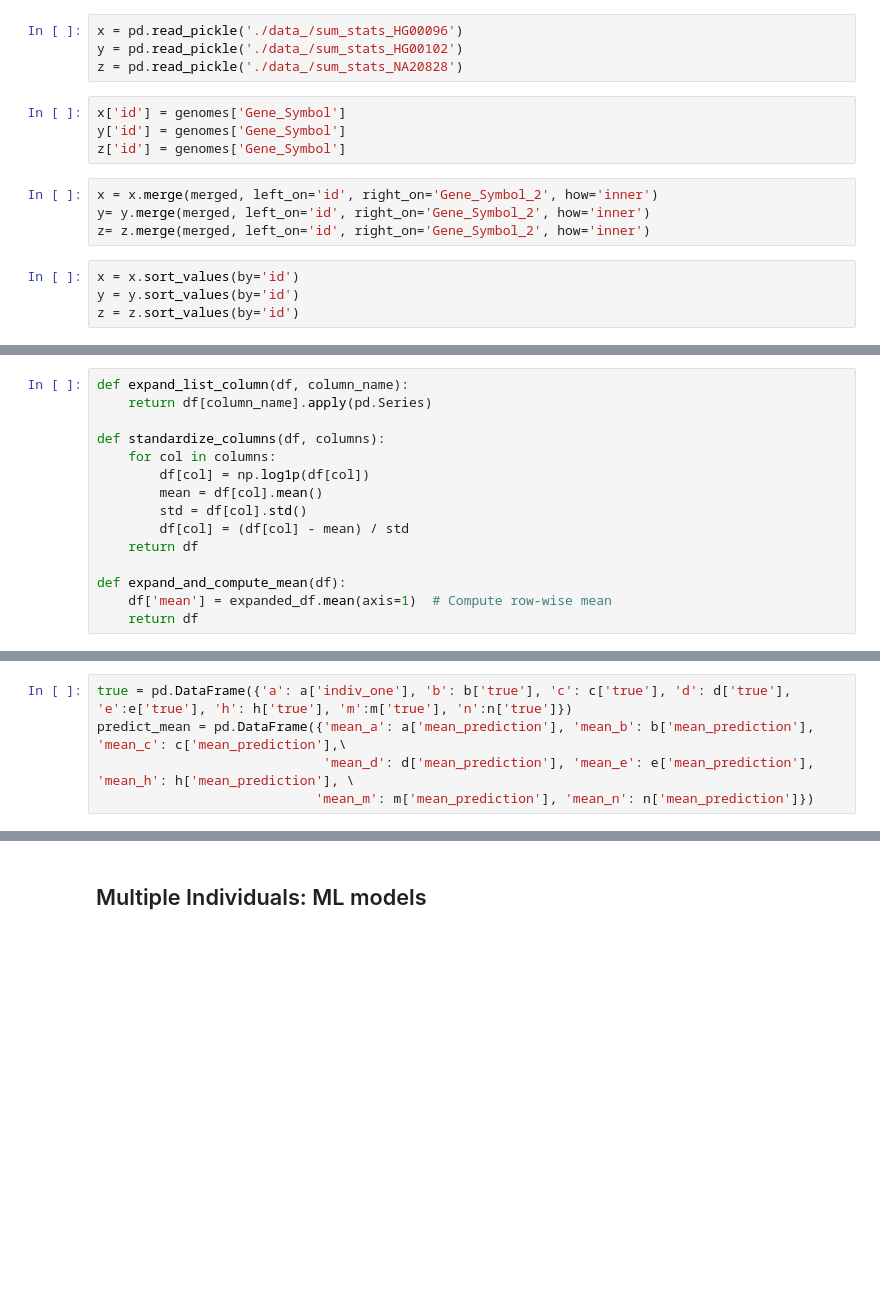
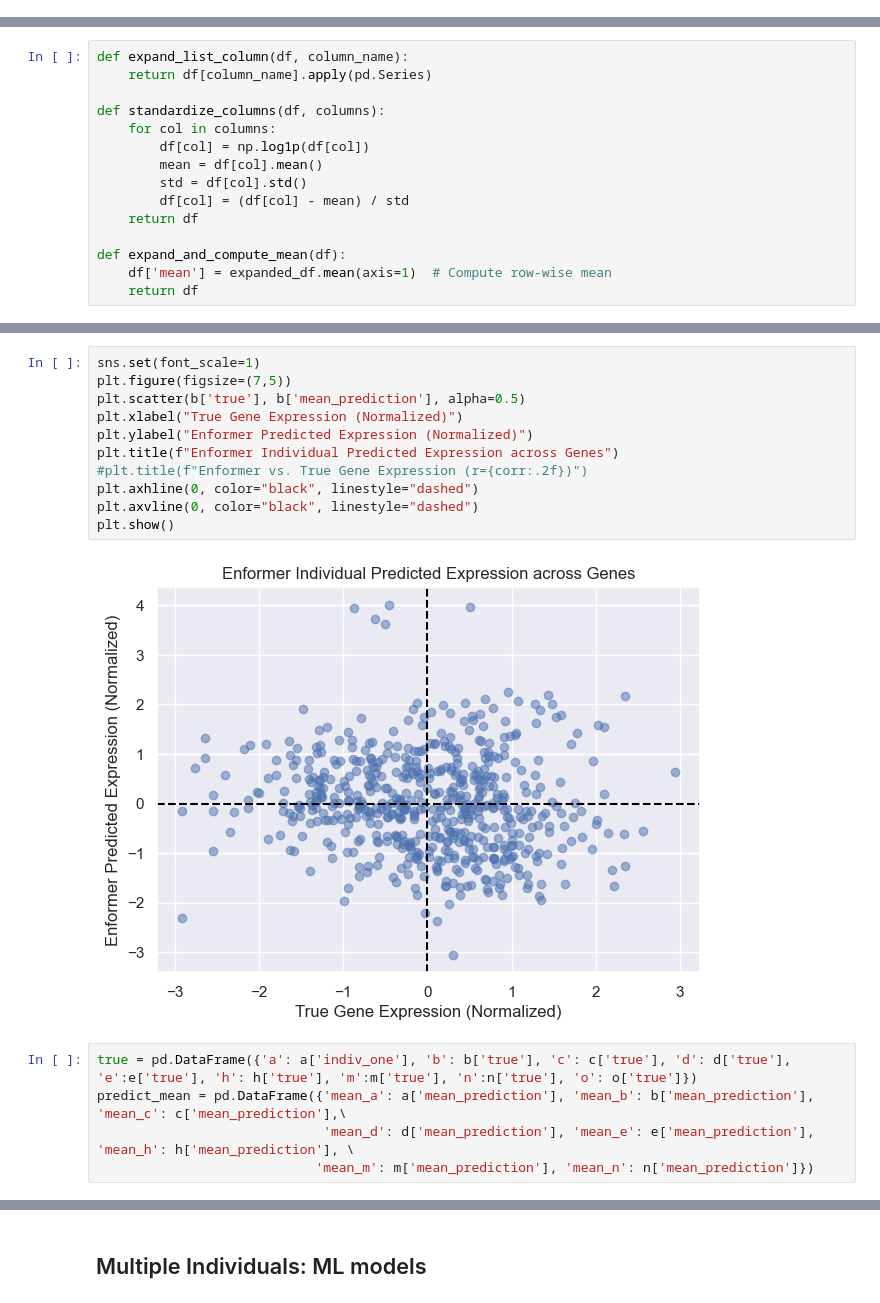
Before and after one commit to Kevinxsn/deep_learning_and_gene_expression, a Jupyter notebook: gtex-Copy1.ipynb, the cells around one changed output, grey strips where cells are left out. Drawn from its saved outputs; the diff is of its cells as text; blank space fills up the shorter version.

```diff
--- a/gtex-Copy1.ipynb
+++ b/gtex-Copy1.ipynb
@@ -615,16 +615,0 @@ n = pd.read_pickle('./data_/sum_stats_gtexzvt2.pkl')
-# %%
-x = pd.read_pickle('./data_/sum_stats_HG00096')
-y = pd.read_pickle('./data_/sum_stats_HG00102')
-z = pd.read_pickle('./data_/sum_stats_NA20828')
-# %%
-x['id'] = genomes['Gene_Symbol']
-y['id'] = genomes['Gene_Symbol']
-z['id'] = genomes['Gene_Symbol']
-# %%
-x = x.merge(merged, left_on='id', right_on='Gene_Symbol_2', how='inner')
-y= y.merge(merged, left_on='id', right_on='Gene_Symbol_2', how='inner')
-z= z.merge(merged, left_on='id', right_on='Gene_Symbol_2', how='inner')
-# %%
-x = x.sort_values(by='id')
-y = y.sort_values(by='id')
-z = z.sort_values(by='id')
@@ -720,5 +717,18 @@ blood_mean: -0.02472882723729893
+# %%
+sns.set(font_scale=1)
+plt.figure(figsize=(7,5))
+plt.scatter(b['true'], b['mean_prediction'], alpha=0.5)
+plt.xlabel("True Gene Expression (Normalized)")
+plt.ylabel("Enformer Predicted Expression (Normalized)")
+plt.title(f"Enformer Individual Predicted Expression across Genes")
+#plt.title(f"Enformer vs. True Gene Expression (r={corr:.2f})")
+plt.axhline(0, color="black", linestyle="dashed")
+plt.axvline(0, color="black", linestyle="dashed")
+plt.show()
+# %% [output]
+[figure, added]
 # %%
-true = pd.DataFrame({'a': a['indiv_one'], 'b': b['true'], 'c': c['true'], 'd': d['true'], 'e':e['true'], 'h': h['true'], 'm':m['true'], 'n':n['true']})
+true = pd.DataFrame({'a': a['indiv_one'], 'b': b['true'], 'c': c['true'], 'd': d['true'], 'e':e['true'], 'h': h['true'], 'm':m['true'], 'n':n['true'], 'o': o['true']})
 predict_mean = pd.DataFrame({'mean_a': a['mean_prediction'], 'mean_b': b['mean_prediction'], 'mean_c': c['mean_prediction'],\
                              'mean_d': d['mean_prediction'], 'mean_e': e['mean_prediction'], 'mean_h': h['mean_prediction'], \
                             'mean_m': m['mean_prediction'], 'mean_n': n['mean_prediction']})
```
Also changed, not shown: parts of 52 cells of this notebook.
